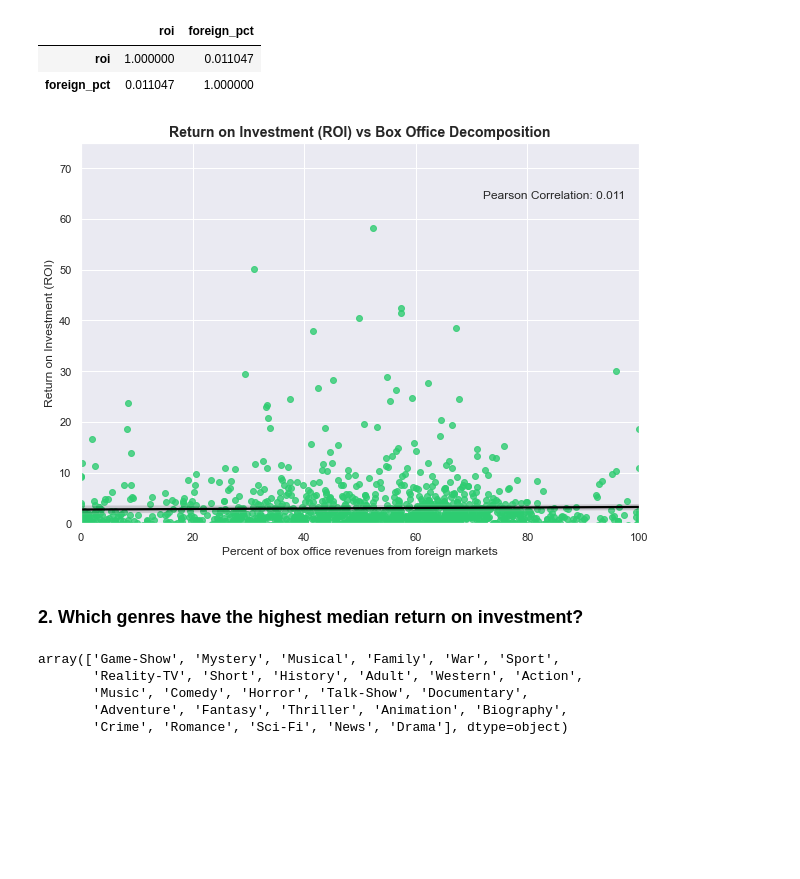
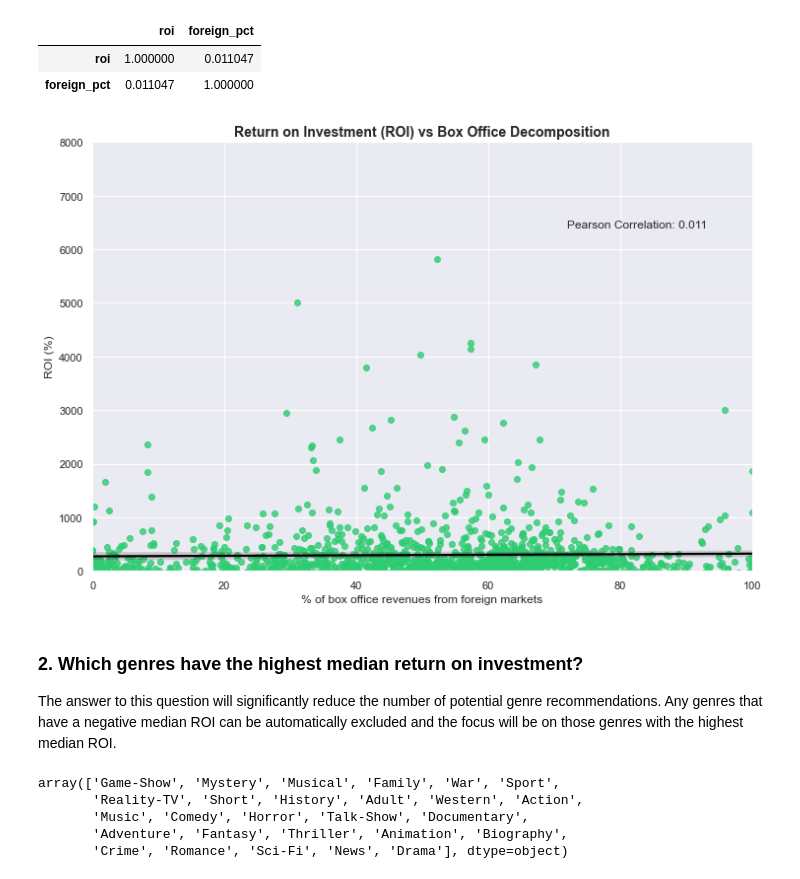
Before and after one commit to tjkyner/flatiron-ds-phase-1-project, a Jupyter notebook: notebooks/analysis.ipynb, the cells around one changed output. Saved outputs shown, nothing was run; the diff lists cells and outputs as text; code cells hidden in the pictures; blank space fills up the shorter version.

```diff
--- a/notebooks/analysis.ipynb
+++ b/notebooks/analysis.ipynb
@@ -26,6 +21,7 @@ df_merged_final = pd.read_csv('../data/cleaned/df_merged_final.csv')
 # %%
 # Setting global styling parameters
 sns.set_theme()
+primary_color = '#2ecc71'
 plt.rcParams['axes.titleweight'] = 'bold'
 plt.rcParams['axes.titlesize'] = 14.0
 # %% [markdown]
@@ -56,29 +85,30 @@ df_foreign[['roi', 'foreign_pct']].corr()
 | roi | 1.000000 | 0.011047 |
 | foreign_pct | 0.011047 | 1.000000 |
 # %%
-fig, ax = plt.subplots(figsize=(10, 7))
+fig, ax = plt.subplots(figsize=(12, 8))
 
 # Styling
 ax.set_title('Return on Investment (ROI) vs Box Office Decomposition')
-ax.set_ylabel('Return on Investment (ROI)')
-ax.set_xlabel('Percent of box office revenues from foreign markets')
-ax.set_ylim(0, 75)
-ax.text(72, 64, f"Pearson Correlation: {round(df_foreign[['roi', 'foreign_pct']].corr().iloc[0, 1], 3)}")
+ax.set_ylabel('ROI (%)')
+ax.set_xlabel('% of box office revenues from foreign markets')
+ax.set_ylim(0, 8000)
+ax.text(72, 6400, f"Pearson Correlation: {round(df_foreign[['roi', 'foreign_pct']].corr().iloc[0, 1], 3)}")
 
 # Plotting
 sns.regplot(
     x=df_foreign['foreign_pct'].values,
     y=df_foreign['roi'].values,
-    scatter_kws={'color': '#2ecc71'},
+    scatter_kws={'color': primary_color},
     line_kws={'color': 'black'}
 )
 
 # Saving image
 plt.savefig('../images/roi_vs_bo-decomp.png')
 # %% [output]
-[figure, old version]
+[figure, new version]
-# %% [markdown]
-### 2. Which genres have the highest median return on investment?
+# %% [markdown]
+### 2. Which genres have the highest median return on investment?
+The answer to this question will significantly reduce the number of potential genre recommendations. Any genres that have a negative median ROI can be automatically excluded and the focus will be on those genres with the highest median ROI.
 # %%
 genres = df_merged_final.columns[5:32].values
 genres
```
Also changed, not shown: parts of 12 cells of this notebook, 4 other files.
